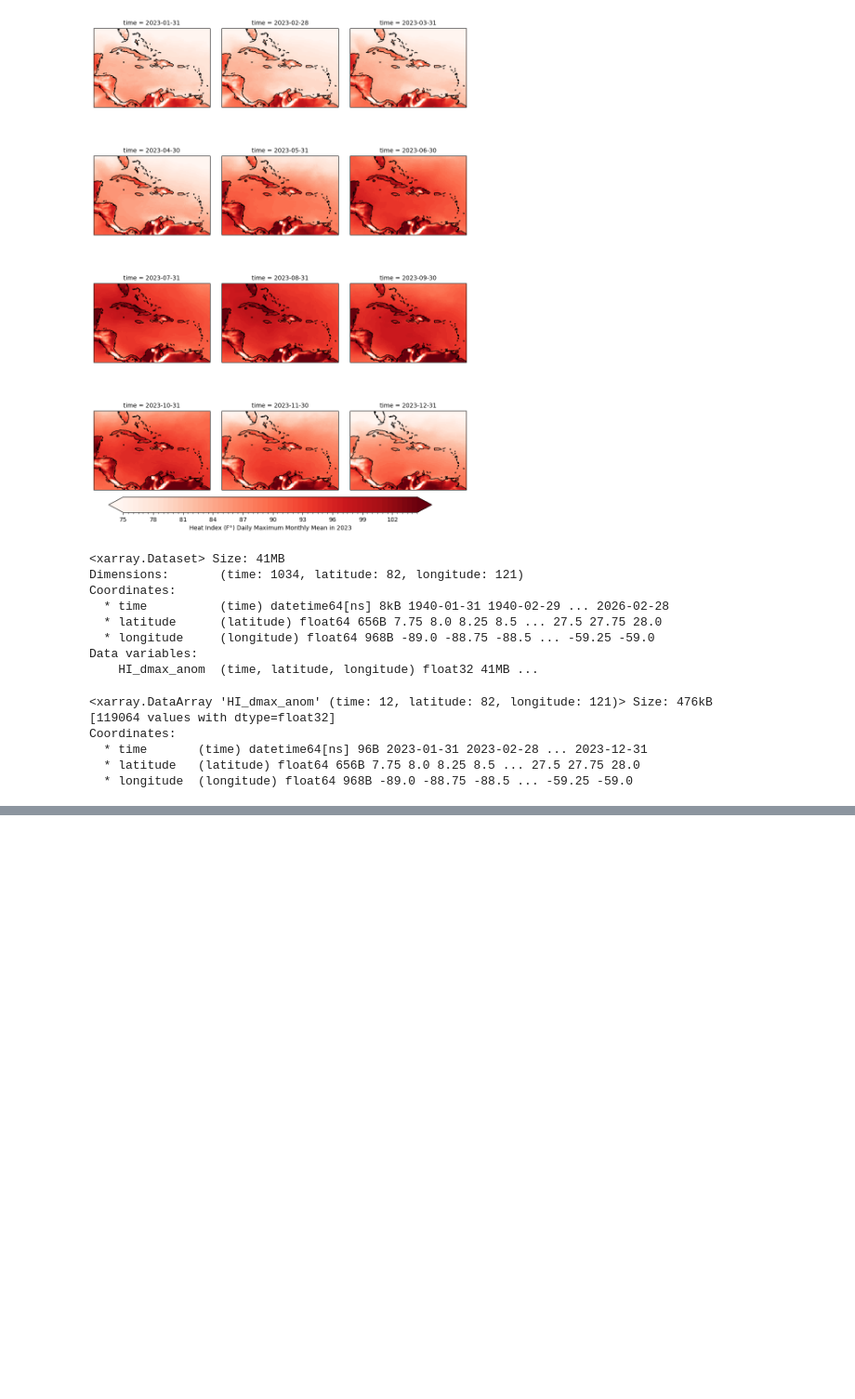
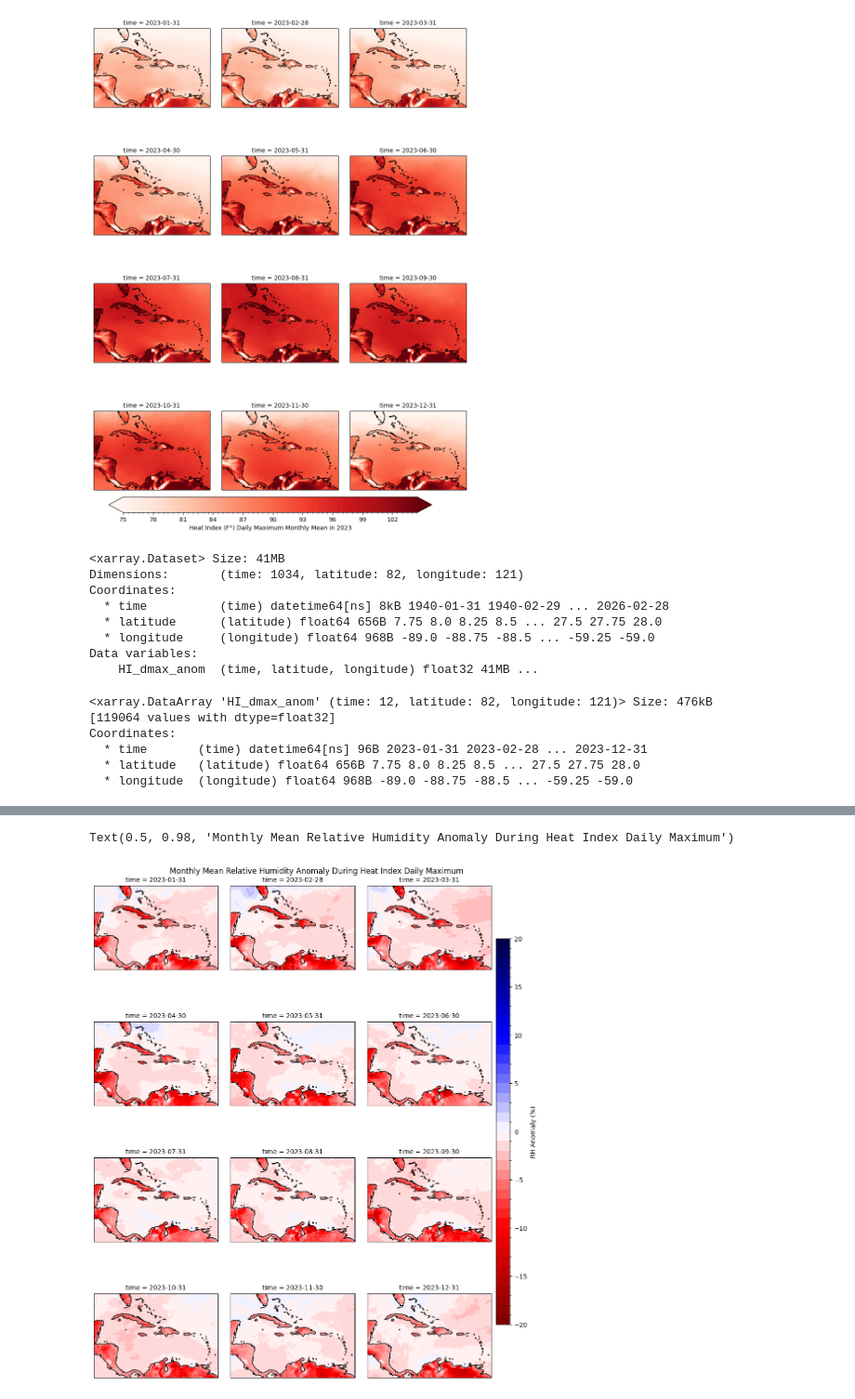
Before and after one commit to allan3prez/Caribe_Heat_AN, a Jupyter notebook: Plots/plots_2023.ipynb, the cells around one changed output, grey strips where cells are left out. Shown at 93% size. Saved outputs shown, nothing was run; the diff lists cells and outputs as text; code cells hidden in the pictures; blank space fills up the shorter version.

```diff
--- a/Plots/plots_2023.ipynb
+++ b/Plots/plots_2023.ipynb
@@ -140,0 +207,3 @@ plt.subplots_adjust(wspace=0.1, hspace=0.05, right=0.88)
+# %%
+rhanom_peakHI = xr.open_dataset(path+'RH_anom_during_peak_HI.nc')
+rhanom_peakHI
@@ -140,0 +219,3 @@ plt.subplots_adjust(wspace=0.1, hspace=0.05, right=0.88)
+# %%
+rhanom_peakHI2023 = rhanom_peakHI.sel(time=d_ls, method='nearest')
+rhanom_peakHI2023
@@ -140,0 +231,3 @@ plt.subplots_adjust(wspace=0.1, hspace=0.05, right=0.88)
+# %%
+rhanom_peakHI2023m = rhanom_peakHI2023['RH_anom_HIdmax'].resample(time='ME').mean('time')
+rhanom_peakHI2023m
@@ -140,0 +252,18 @@ plt.subplots_adjust(wspace=0.1, hspace=0.05, right=0.88)
+# %%
+rhp2023anom_plot = rhanom_peakHI2023m.isel(time=np.arange(0, 12, 1)).plot(col='time',
+                                                            col_wrap=3,
+                                                            transform=ccrs.PlateCarree(),
+                                                            cmap='seismic_r',
+                                                            levels=np.arange(-20, 21, 1),
+                                                            subplot_kws={'projection': ccrs.PlateCarree(central_longitude=-70)},
+                                                            add_colorbar=False
+                                                            )
+plt.subplots_adjust(wspace=0.1, hspace=0.05, right=0.78)
+cax = rhp2023anom_plot.fig.add_axes([0.89, 0.15, 0.03, 0.7])
+rhp2023anom_plot.fig.colorbar(rhp2023anom_plot.axs.flat[0].collections[0],cax=cax, label='RH Anomaly (%)', orientation='vertical')
+rhp2023anom_plot.map(lambda: plt.gca().coastlines())
+plt.subplots_adjust(wspace=0.1, hspace=0.05, right=0.88)
+rhp2023anom_plot.fig.suptitle('Monthly Mean Relative Humidity Anomaly During Heat Index Daily Maximum')
+# %% [output]
+Text(0.5, 0.98, 'Monthly Mean Relative Humidity Anomaly During Heat Index Daily Maximum')
+[figure, added]
```
Also changed, not shown: parts of 23 cells of this notebook, 4 other files.
